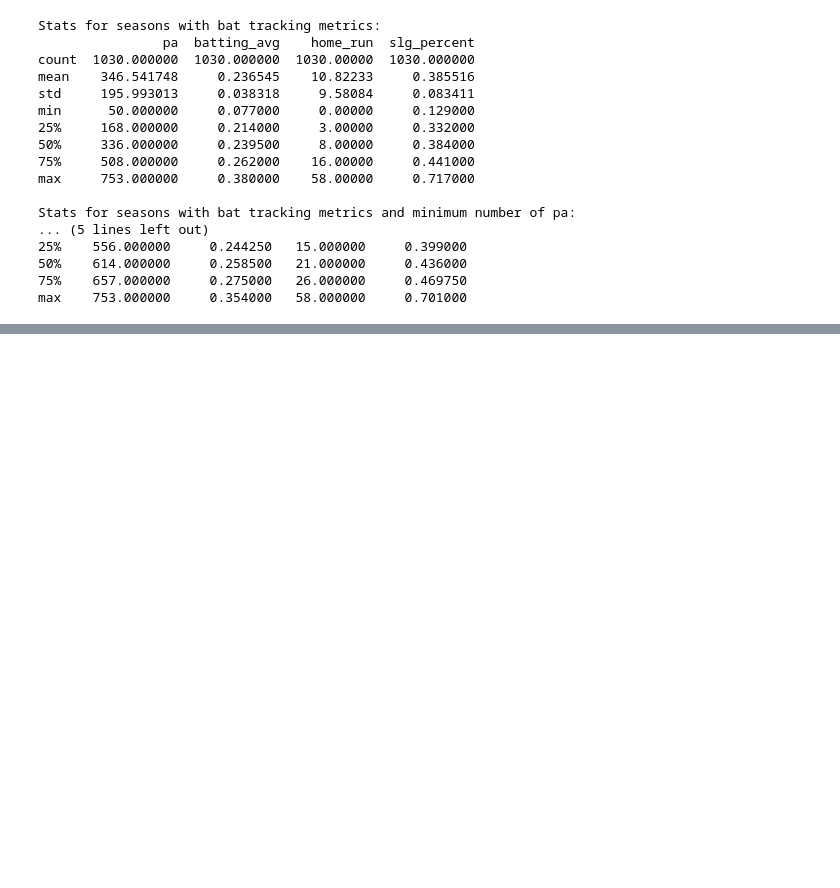
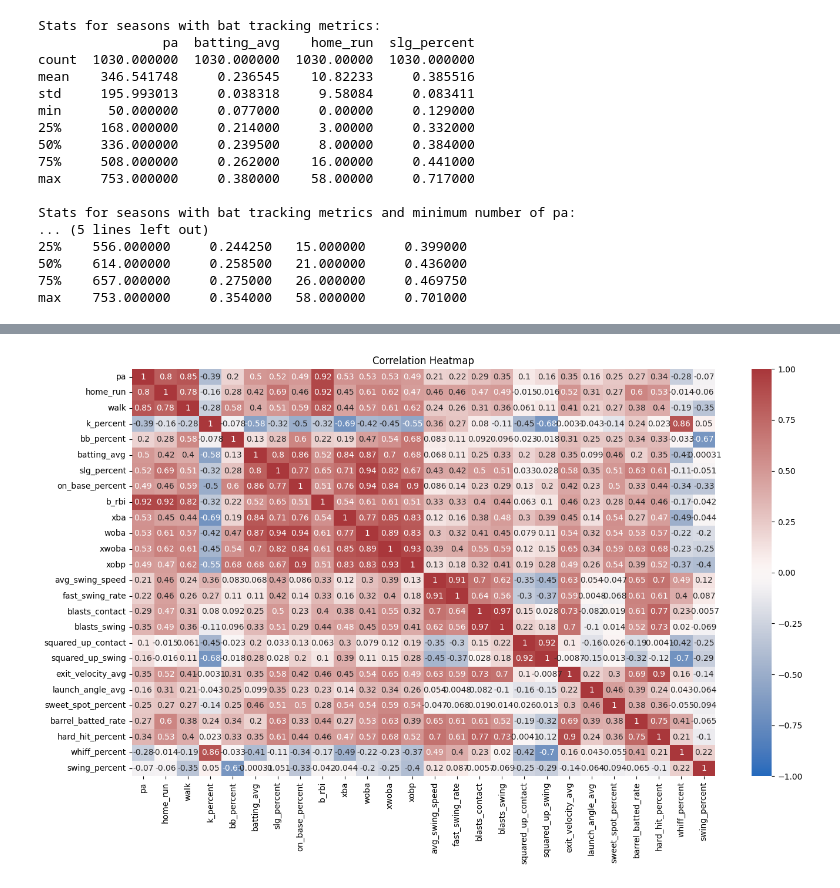
Before and after one commit to RyRom/da-proj, a Jupyter notebook: ml_demo.ipynb, the cells around one changed output, grey strips where cells are left out. Saved outputs shown, nothing was run; the diff lists cells and outputs as text; code cells hidden in the pictures; blank space fills up the shorter version.

```diff
--- a/ml_demo.ipynb
+++ b/ml_demo.ipynb
@@ -325,0 +407,7 @@ dtype: object
+# %%
+plt.figure(figsize=(16,9))
+sns.heatmap(df.iloc[:, 3:].corr(),vmin=-1, vmax=1, annot=True, cmap=sns.color_palette('vlag', as_cmap=True))
+plt.title('Correlation Heatmap')
+plt.show()
+# %% [output]
+[figure, added]
```
Also changed, not shown: parts of 15 cells of this notebook.
